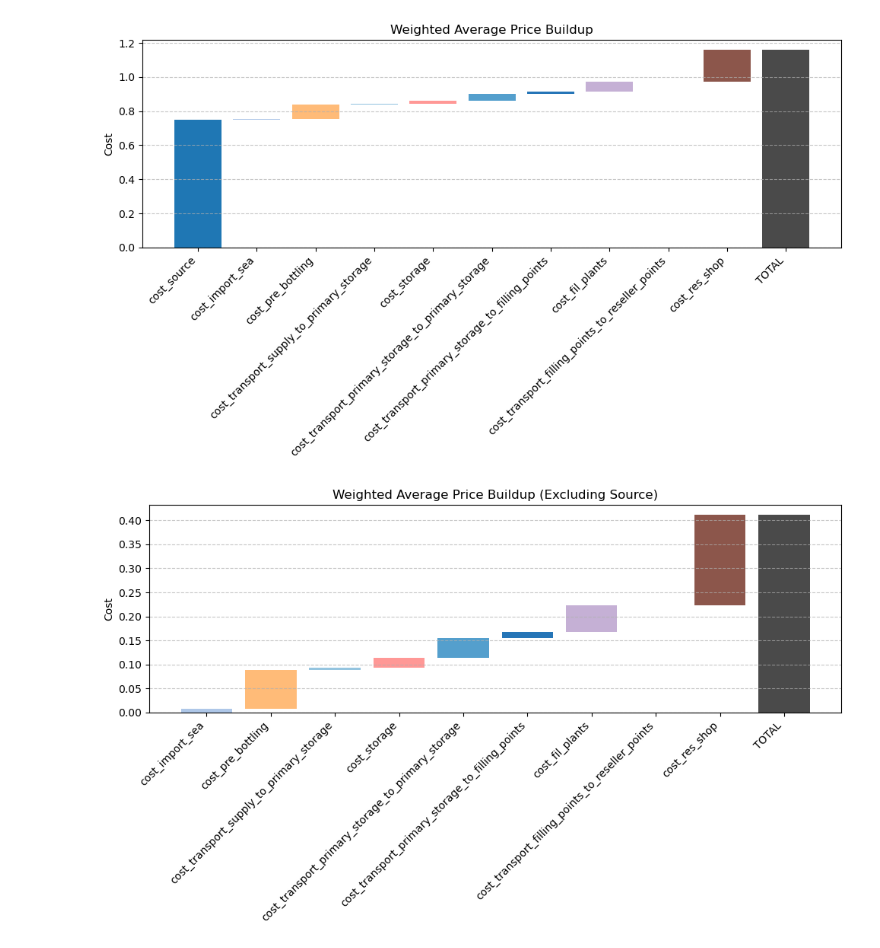
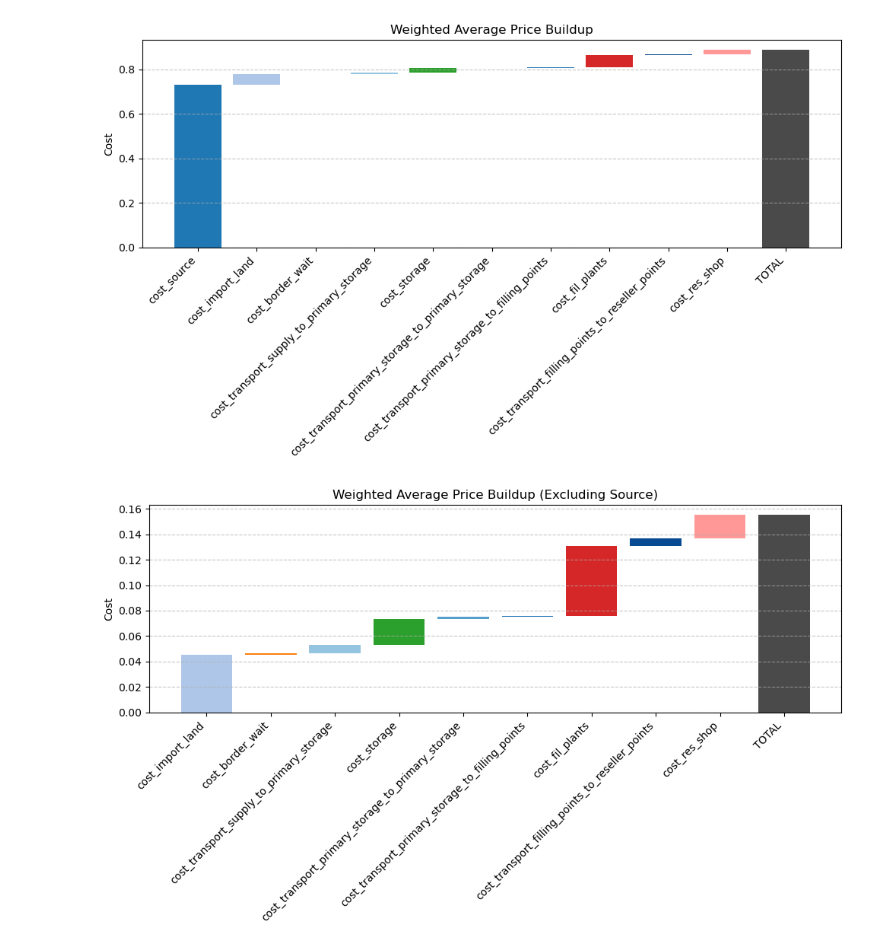
Before and after one commit to mattiacinchetti-max/OnStoveThesis, a Jupyter notebook: thesis/script_nostri/plots_galga_8giugno.ipynb, the cells around one changed output. Cells and saved outputs as stored; diff of their text form; code cells hidden in the pictures.

```diff
--- a/thesis/script_nostri/plots_galga_8giugno.ipynb
+++ b/thesis/script_nostri/plots_galga_8giugno.ipynb
@@ -5,7 +5,7 @@ import matplotlib.pyplot as plt
 import matplotlib.cm as cm
 
 # 1. Load the dataset
-file_path = r"C:\Users\Fra\OneDrive - Politecnico di Milano\File di Mattia Cinchetti - Thesis_onstoveM&F\repo_2jun\OnStoveThesis\thesis\script_nostri\dataset\supply_chain_layer_backup_jun7.gpkg"
+file_path = r"C:\Users\Fra\OneDrive - Politecnico di Milano\File di Mattia Cinchetti - Thesis_onstoveM&F\repo_2jun\OnStoveThesis\thesis\script_nostri\ALTRI COUNTRY\MDG\supply_chain_layer_MDG.gpkg"
 layer_name = "reseller_points"
 
 gdf = gpd.read_file(file_path, layer=layer_name)
@@ -114,7 +114,7 @@ import matplotlib.pyplot as plt
 import matplotlib.cm as cm
 
 # 1. Load the dataset
-file_path = r"C:\Users\Fra\OneDrive - Politecnico di Milano\File di Mattia Cinchetti - Thesis_onstoveM&F\repo_2jun\OnStoveThesis\thesis\script_nostri\dataset\supply_chain_layer_backup_jun3.gpkg"
+file_path = file_path
 layer_name = "reseller_points"
 
 gdf = gpd.read_file(file_path, layer=layer_name)
@@ -238,2 +238,2 @@ cost_transport_primary_storage_to_primary_storage 0.041617
-[figure, old version]
+[figure, new version]
-[figure, old version]
+[figure, new version]
```
Also changed, not shown: parts of 2 cells of this notebook, 13 other files.
